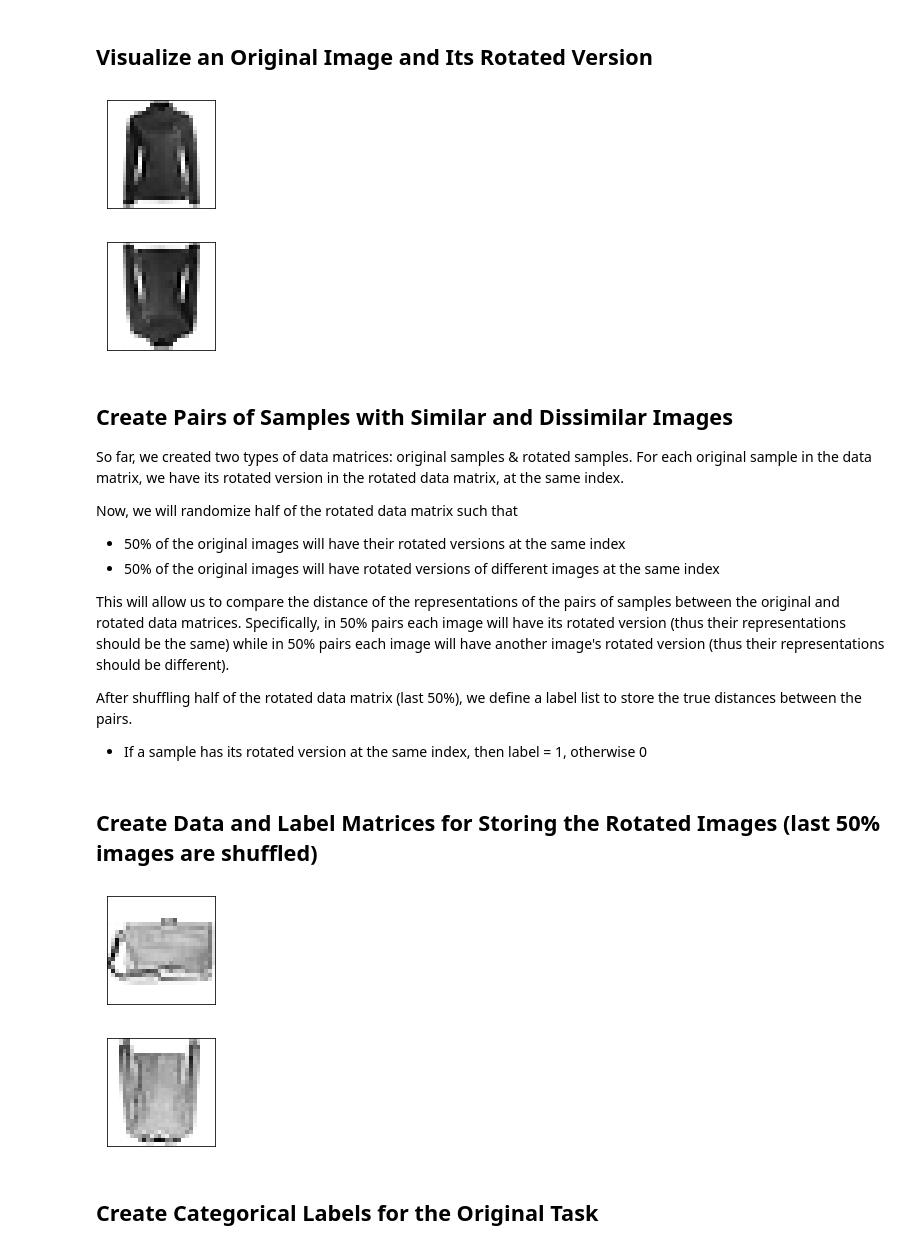
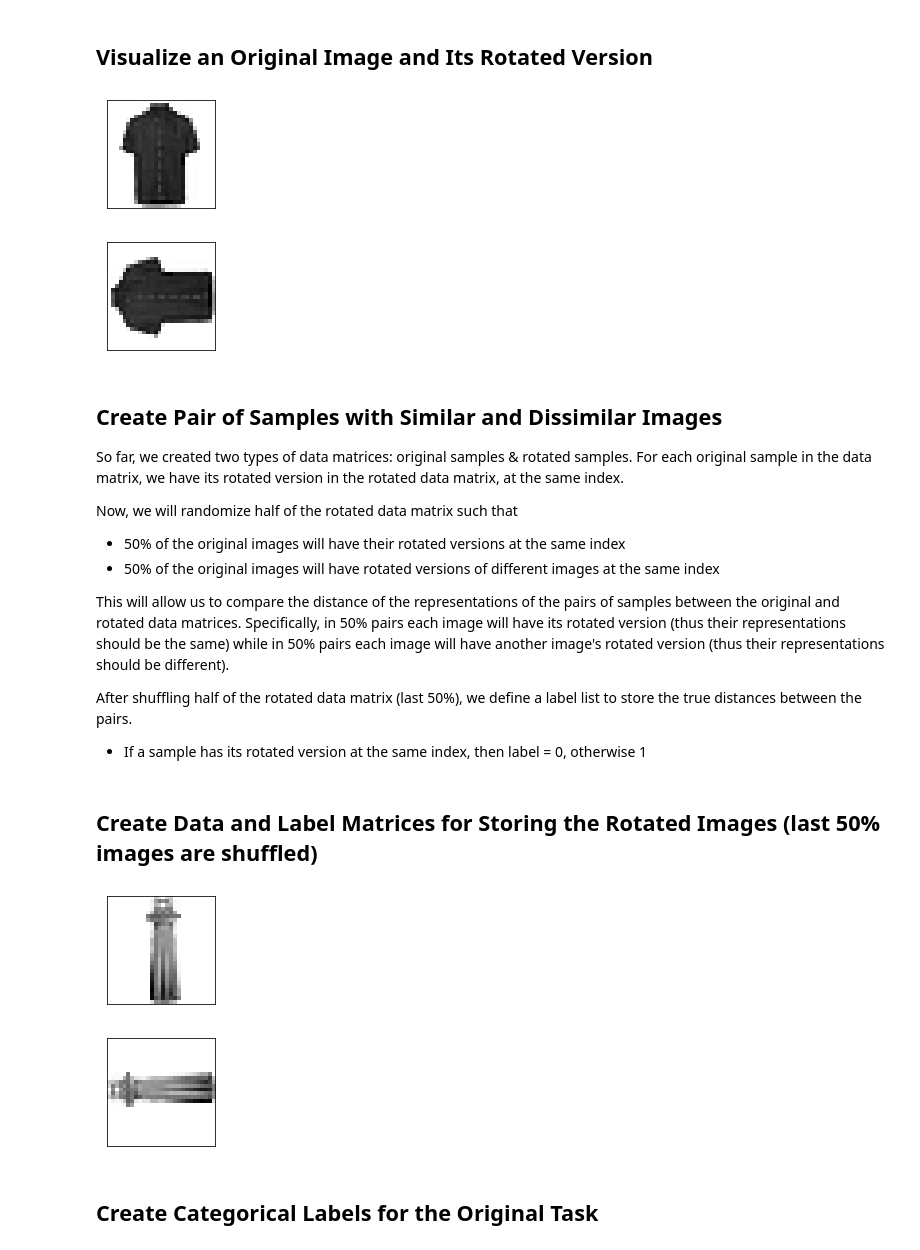
Before and after one commit to rhasanbd/Learn-Generalizable-Representations-using-Siamese-Network, a Jupyter notebook: Learn Generalizable Representations using Siamese Network II.ipynb, the cells around one changed output. Saved outputs shown, nothing was run; the diff lists cells and outputs as text; code cells hidden in the pictures.

```diff
--- a/Learn Generalizable Representations using Siamese Network II.ipynb
+++ b/Learn Generalizable Representations using Siamese Network II.ipynb
@@ -201,7 +192,7 @@ Wall time: 11min 8s
 # %% [markdown]
 ## Visualize an Original Image and Its Rotated Version
 # %%
-index = 49
+index = 491
 
 plt.figure(figsize=(2,2))
 plt.imshow(X_train[index].reshape(28, 28), interpolation="nearest", cmap="Greys")
@@ -215,10 +206,10 @@ plt.xticks(())
 plt.yticks(())
 plt.show()
 # %% [output]
-[figure, old version]
+[figure, new version]
-[figure, old version]
+[figure, new version]
 # %% [markdown]
-## Create Pairs of Samples with Similar and Dissimilar Images
+## Create Pair of Samples with Similar and Dissimilar Images
 
 So far, we created two types of data matrices: original samples & rotated samples. For each original sample in the data matrix, we have its rotated version in the rotated data matrix, at the same index.
 
@@ -229,7 +220,7 @@ Now, we will randomize half of the rotated data matrix such that
 This will allow us to compare the distance of the representations of the pairs of samples between the original and rotated data matrices. Specifically, in 50% pairs each image will have its rotated version (thus their representations should be the same) while in 50% pairs each image will have another image's rotated version (thus their representations should be different).
 
 After shuffling half of the rotated data matrix (last 50%), we define a label list to store the true distances between the pairs.
-- If a sample has its rotated version at the same index, then label = 1, otherwise 0
+- If a sample has its rotated version at the same index, then label = 0, otherwise 1
 # %%
 '''
 This function creates pairs of similar and dissimilar images & assigns new labels
@@ -266,8 +257,8 @@ def create_similar_dissimilar_pairs(X_rot, y_rot):
 
     '''
     Create a label list as follows.
-    - Label = 1: sample is unshuffled
-    - Label = 0: sample is shuffled
+    - Label = 0: sample is unshuffled
+    - Label = 1: sample is shuffled
     '''
     y_distance = np.ones(X_rot.shape[0])
 
@@ -282,11 +273,12 @@ def create_similar_dissimilar_pairs(X_rot, y_rot):
         if(i < index_begin):
             X_rot_suffled[i] = X_rot[i]
             y_rot_suffled[i] = y_rot[i]
+            y_distance[i] = 0 # sample is unshuffled
 
         else:
             X_rot_suffled[i] = X_rot[indices[i-index_begin]]
             y_rot_suffled[i] = y_rot[indices[i-index_begin]]
-            y_distance[i] = 0
+
 
     return X_rot_suffled, y_rot_suffled, y_distance
 # %% [markdown]
@@ -294,35 +286,39 @@ def create_similar_dissimilar_pairs(X_rot, y_rot):
 # %%
 '''
 Create data and label matrices for storing the rotated images (last 50% images are shuffled)
 '''
 X_train_rot_shuffled, y_train_rot_shuffled, y_train_distance = create_similar_dissimilar_pairs(X_train_rot, y_train_rot)
 X_test_rot_shuffled, y_test_rot_shuffled, y_test_distance = create_similar_dissimilar_pairs(X_test_rot, y_test_rot)
 X_valid_rot_shuffled, y_valid_rot_shuffled, y_valid_distance = create_similar_dissimilar_pairs(X_valid_rot, y_valid_rot)
 
 
+y_train_distance = y_train_distance.astype(int)
+y_test_distance = y_test_distance.astype(int)
+y_valid_distance = y_valid_distance.astype(int)
+
 '''
 Visualize an original image and its rotated version
 For the first half of the dataset, an image will have its rotated version at the same index.
 '''
 
-index = 4989
+index = 250
 image_original = X_valid[index]
 image_rotated = X_valid_rot_shuffled[index]
 
 plt.figure(figsize=(2,2))
 plt.imshow(image_original.reshape(28, 28), interpolation="nearest", cmap="Greys")
 plt.xticks(())
 plt.yticks(())
 plt.show()
 
 plt.figure(figsize=(2,2))
 plt.imshow(image_rotated.reshape(28, 28), interpolation="nearest", cmap="Greys")
 plt.xticks(())
 plt.yticks(())
 plt.show()
 # %% [output]
-[figure, old version]
+[figure, new version]
-[figure, old version]
+[figure, new version]
 # %% [markdown]
 ## Create Categorical Labels for the Original Task
 # %%
```
Also changed, not shown: parts of 25 cells of this notebook.
